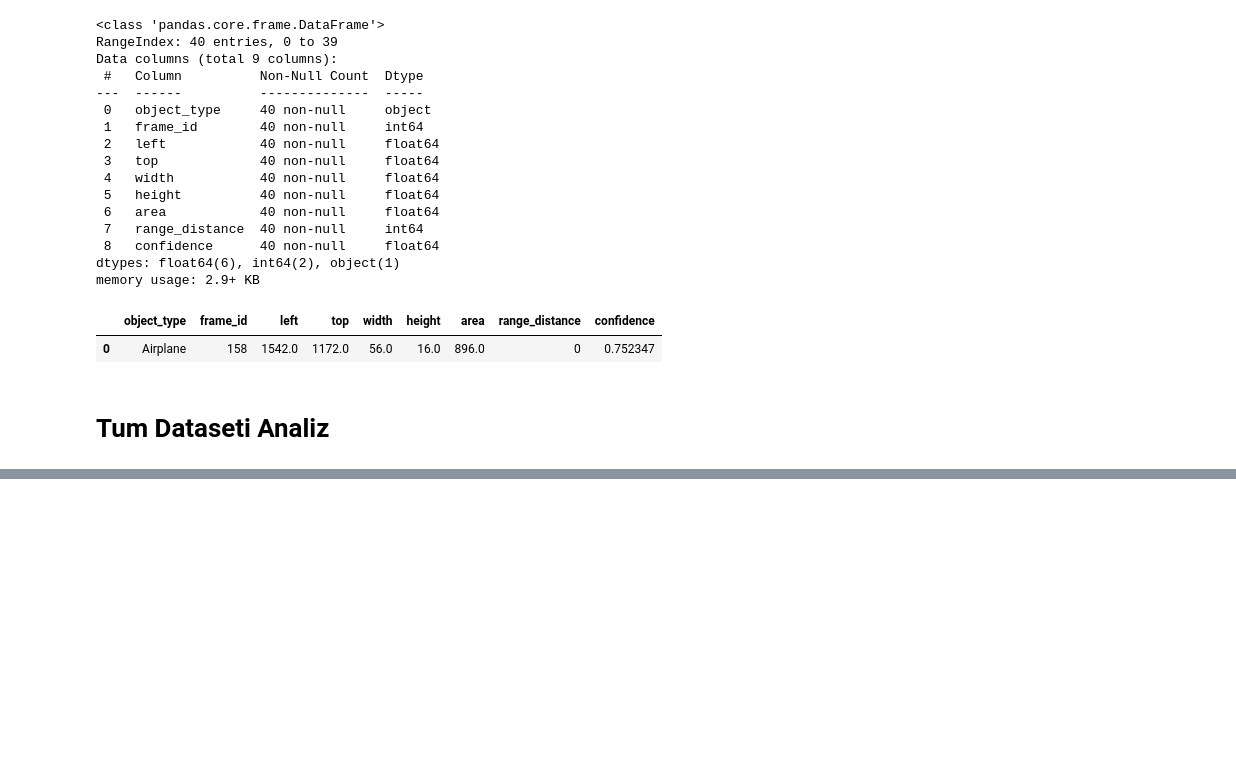
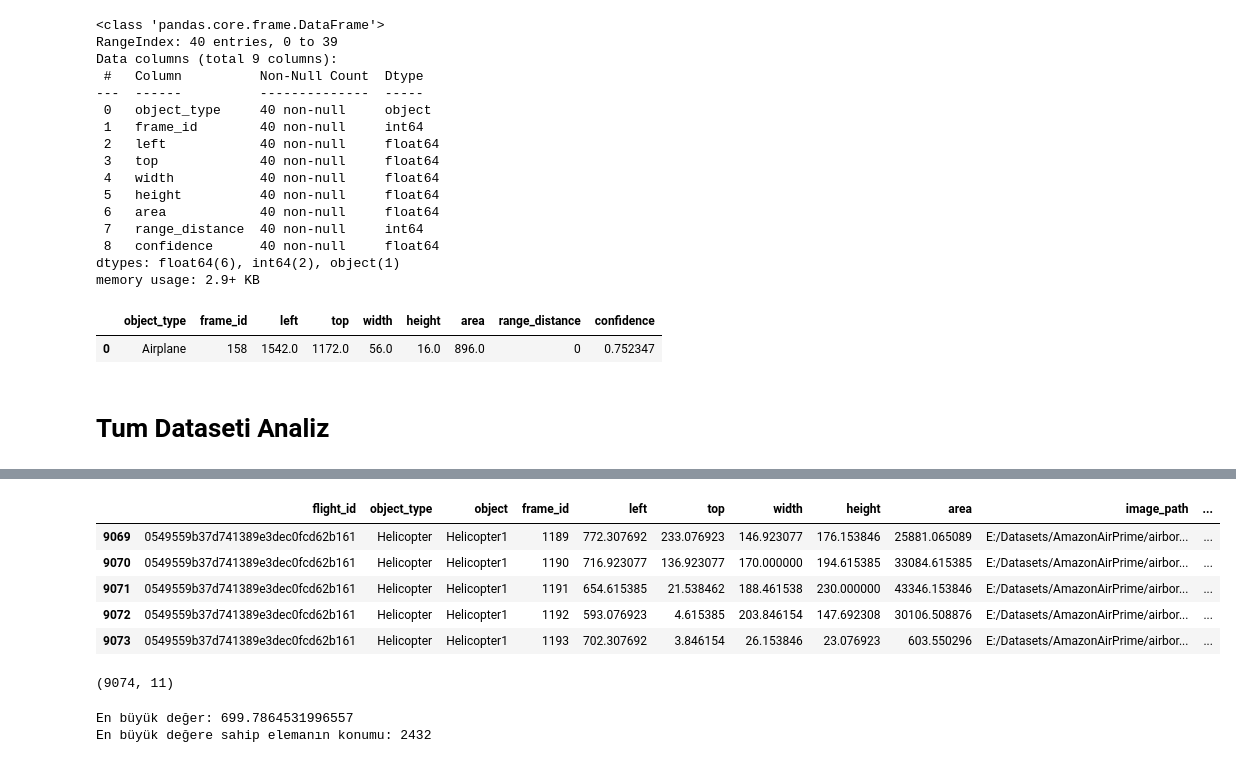
Before and after one commit to bulentsiyah/Mantis-Shrimp-Eye-s-Collision-Avoidance, a Jupyter notebook: dataframe_analysis.ipynb, the cells around one changed output, grey strips where cells are left out. Saved outputs shown, nothing was run; the diff lists cells and outputs as text; code cells hidden in the pictures; blank space fills up the shorter version.

```diff
--- a/dataframe_analysis.ipynb
+++ b/dataframe_analysis.ipynb
@@ -322,0 +334,26 @@ conc_data_row
+# %%
+dataset.tail()
+# %% [output]
+|  | flight_id | object_type | object | frame_id | left | top | width | height | area | image_path | ... |
+| 9069 | 0549559b37d741389e3dec0fcd62b161 | Helicopter | Helicopter1 | 1189 | 772.307692 | 233.076923 | 146.923077 | 176.153846 | 25881.065089 | E:/Datasets/AmazonAirPrime/airbor... | ... |
+| 9070 | 0549559b37d741389e3dec0fcd62b161 | Helicopter | Helicopter1 | 1190 | 716.923077 | 136.923077 | 170.000000 | 194.615385 | 33084.615385 | E:/Datasets/AmazonAirPrime/airbor... | ... |
+| 9071 | 0549559b37d741389e3dec0fcd62b161 | Helicopter | Helicopter1 | 1191 | 654.615385 | 21.538462 | 188.461538 | 230.000000 | 43346.153846 | E:/Datasets/AmazonAirPrime/airbor... | ... |
+| 9072 | 0549559b37d741389e3dec0fcd62b161 | Helicopter | Helicopter1 | 1192 | 593.076923 | 4.615385 | 203.846154 | 147.692308 | 30106.508876 | E:/Datasets/AmazonAirPrime/airbor... | ... |
+| 9073 | 0549559b37d741389e3dec0fcd62b161 | Helicopter | Helicopter1 | 1193 | 702.307692 | 3.846154 | 26.153846 | 23.076923 | 603.550296 | E:/Datasets/AmazonAirPrime/airbor... | ... |
+# %%
+dataset.shape
+# %% [output]
+(9074, 11)
+# %%
+# 'A' sütunundaki en büyük değere sahip elemana erişmek
+max_value = dataset['range_distance'].max()
+
+# 'A' sütunundaki en büyük değere sahip elemanın konumunu elde etmek
+max_index = dataset['range_distance'].idxmax()
+
+# sonucu yazdırmak
+print('En büyük değer:', max_value)
+print('En büyük değere sahip elemanın konumu:', max_index)
+# %% [output]
+En büyük değer: 699.7864531996557
+En büyük değere sahip elemanın konumu: 2432
```
Also changed, not shown: parts of 6 cells of this notebook.
